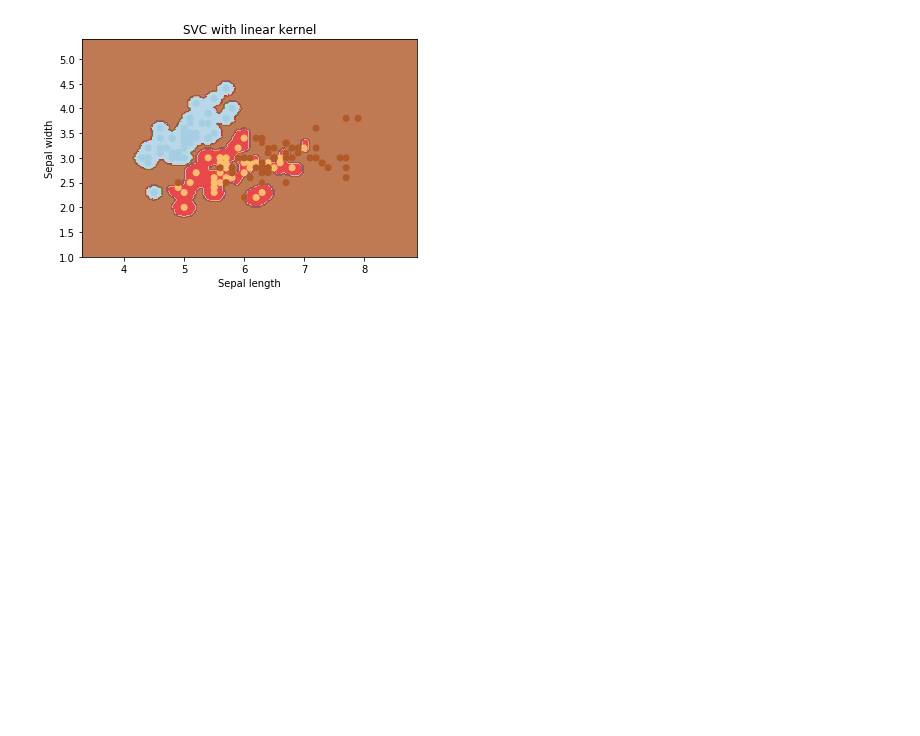
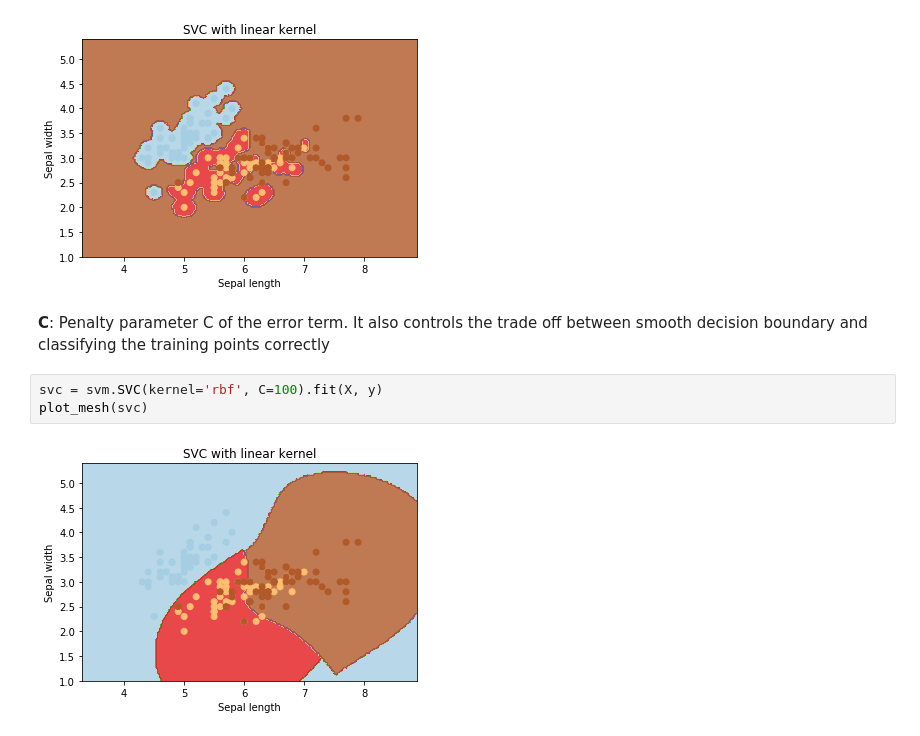
Before and after one commit to shawnngtq/machine-learning, a Jupyter notebook: scikit_examples/support-vector-machine.ipynb, the cells around one changed output. Drawn from its saved outputs; the diff is of its cells as text; blank space fills up the shorter version.

```diff
--- a/scikit_examples/support-vector-machine.ipynb
+++ b/scikit_examples/support-vector-machine.ipynb
@@ -55,3 +58,11 @@ svc = svm.SVC(kernel='rbf', C=1, gamma=100).fit(X, y)
 plot_mesh(svc)
 # %% [output]
 [figure]
+# %% [markdown]
+**C**: Penalty parameter C of the error term.
+It also controls the trade off between smooth decision boundary and classifying the training points correctly
+# %%
+svc = svm.SVC(kernel='rbf', C=100).fit(X, y)
+plot_mesh(svc)
+# %% [output]
+[figure, added]
```
Also changed, not shown: parts of 2 cells of this notebook.
